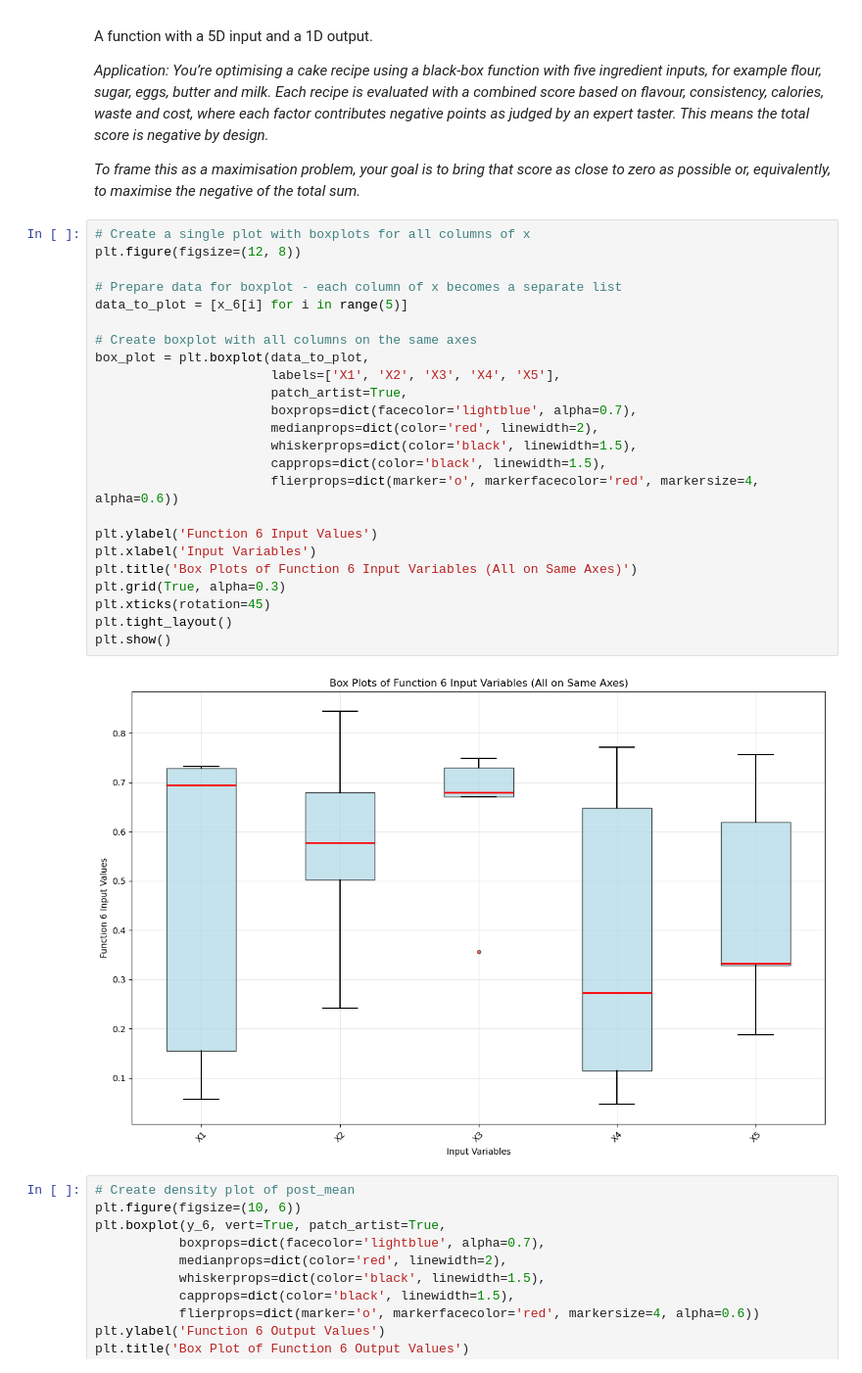
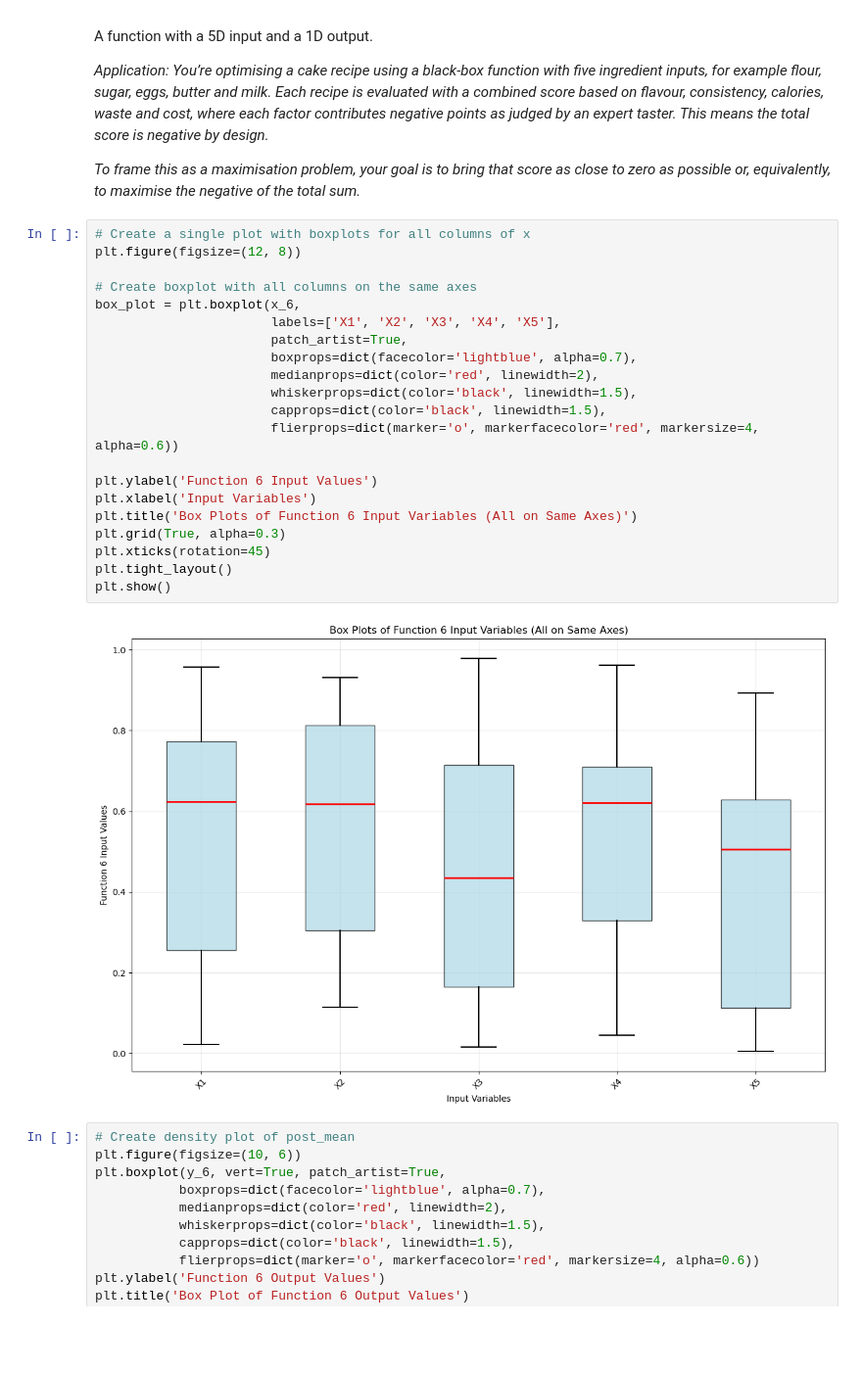
Before and after one commit to Kelly-A-W/Imperial-AI-and-ML-Course-Capstone-Project, a Jupyter notebook: capstone_assignment_12_1.ipynb, the cells around one changed output. Shown: that part at 98% size. Drawn from its saved outputs; the diff is of its cells as text; blank space fills up the shorter version.

```diff
--- a/capstone_assignment_12_1.ipynb
+++ b/capstone_assignment_12_1.ipynb
@@ -996,29 +984,26 @@ A function with a 5D input and a 1D output.
 # %%
 # Create a single plot with boxplots for all columns of x
 plt.figure(figsize=(12, 8))
 
-# Prepare data for boxplot - each column of x becomes a separate list
-data_to_plot = [x_6[i] for i in range(5)]
-
 # Create boxplot with all columns on the same axes
-box_plot = plt.boxplot(data_to_plot,
+box_plot = plt.boxplot(x_6,
                        labels=['X1', 'X2', 'X3', 'X4', 'X5'],
                        patch_artist=True,
                        boxprops=dict(facecolor='lightblue', alpha=0.7),
                        medianprops=dict(color='red', linewidth=2),
                        whiskerprops=dict(color='black', linewidth=1.5),
                        capprops=dict(color='black', linewidth=1.5),
                        flierprops=dict(marker='o', markerfacecolor='red', markersize=4, alpha=0.6))
 
 plt.ylabel('Function 6 Input Values')
 plt.xlabel('Input Variables')
 plt.title('Box Plots of Function 6 Input Variables (All on Same Axes)')
 plt.grid(True, alpha=0.3)
 plt.xticks(rotation=45)
 plt.tight_layout()
 plt.show()
 # %% [output]
-[figure, old version]
+[figure, new version]
 # %%
 # Create density plot of post_mean
 plt.figure(figsize=(10, 6))
```
Also changed, not shown: parts of 7 cells of this notebook.
